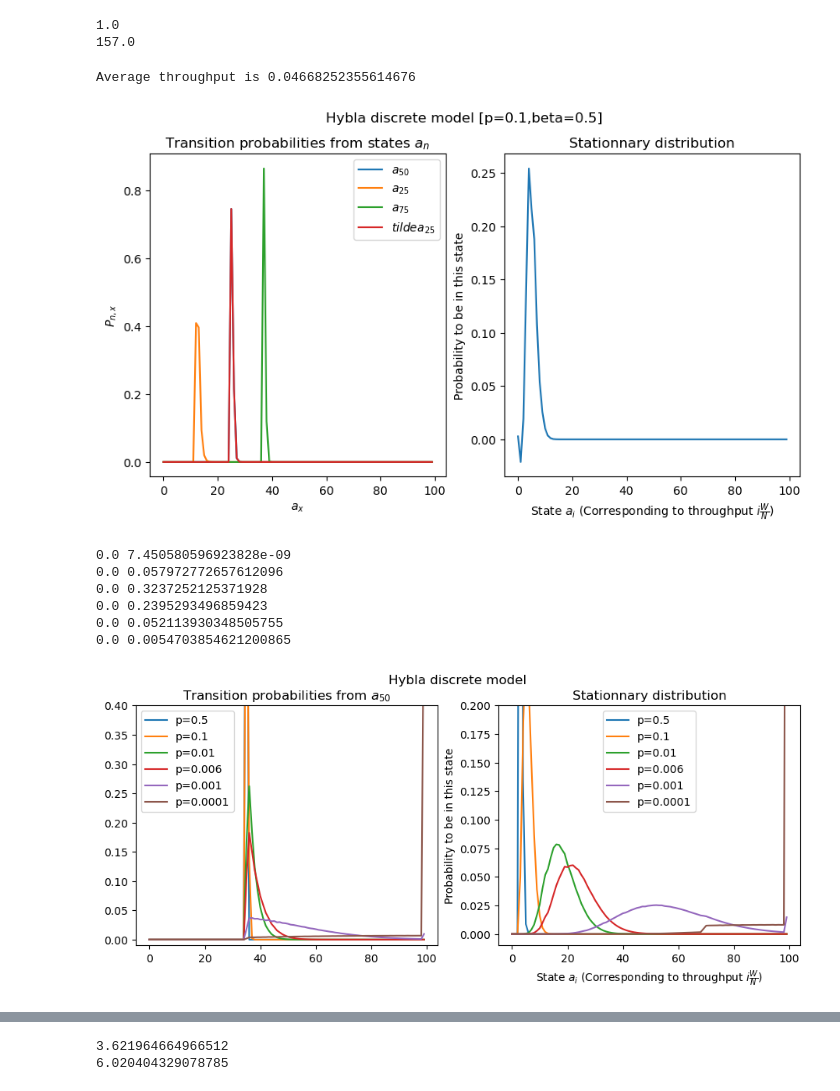
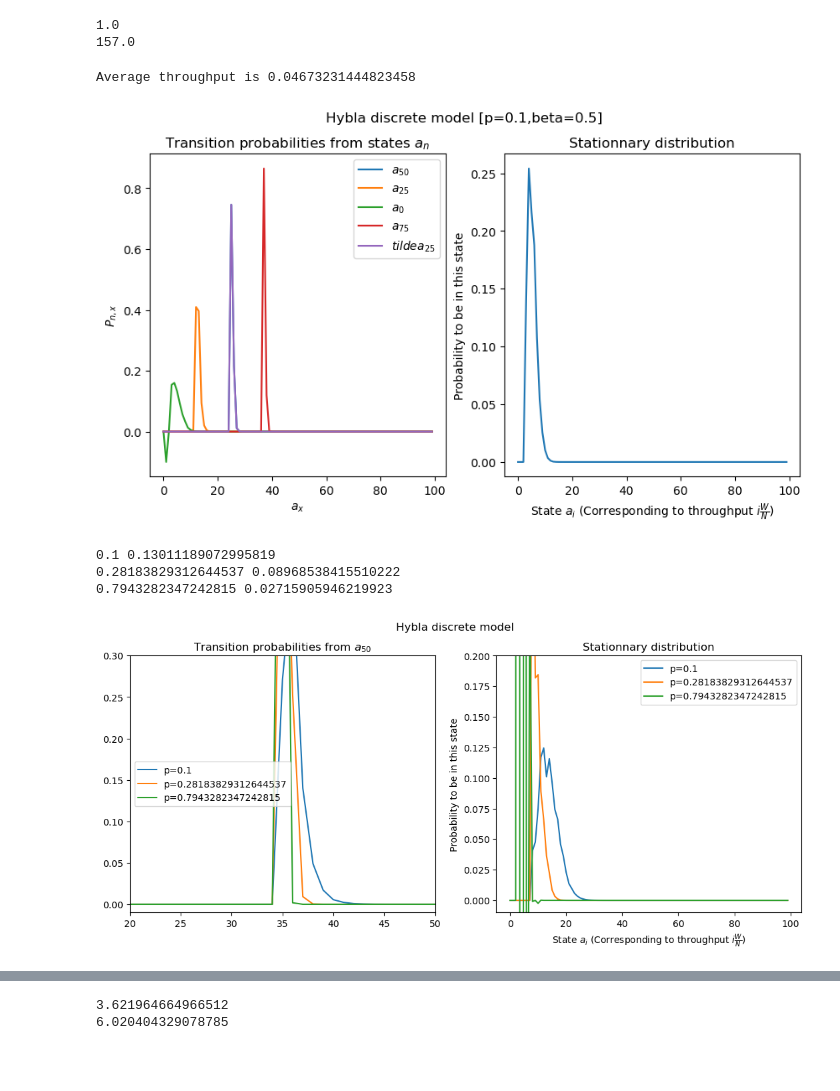
Before and after one commit to megretj/qpepcca, a Jupyter notebook: random_test.ipynb, the cells around one changed output, grey strips where cells are left out. Drawn from its saved outputs; the diff is of its cells as text; code cells hidden in the pictures; blank space fills up the shorter version.

```diff
--- a/random_test.ipynb
+++ b/random_test.ipynb
@@ -50,6 +41,7 @@ print(f"Average throughput is {wired.ssThroughput}")
 fig, axs = plt.subplots(1, 2, figsize=(10,5))
 axs[0].plot(np.arange(wired.N),wired.P[50,:],label = "$a_{50}$")
 axs[0].plot(np.arange(wired.N),wired.P[25,:],label = "$a_{25}$")
+axs[0].plot(np.arange(wired.N),wired.P[0,:],label = "$a_{0}$")
 axs[0].plot(np.arange(wired.N),wired.P[75,:],label = "$a_{75}$")
 axs[0].plot(np.arange(wired.N),wired.Ptilde[25,:],label = "$tilde a_{25}$")
 axs[0].set_title(r"Transition probabilities from states $a_n$")
@@ -63,37 +55,35 @@ axs[1].set_ylabel(r'Probability to be in this state')
 fig.suptitle(f"Hybla discrete model [p={p},beta={b}]")
 plt.show()
 # %% [output]
-Average throughput is 0.04668252355614676
+Average throughput is 0.04673231444823458
-[figure, old version]
+[figure, new version]
 # %%
-wired = CCA_MarkovChain_Hybla_discrete(packet_err=0.1,beta=0.7,N=100,C = 1000,RTT_est=0.2, RTT_real = 0.21, RTT0=0.1)
-ps = [0.5,0.1,0.01,0.006,0.001,0.0001]
+wired = CCA_MarkovChain_Hybla_discrete(packet_err=0.1,beta=0.7,N=100,C = 1000,RTT_est=0.1, RTT_real = 0.21, RTT0=0.025)
+ps = np.logspace(-1,-0.1,3)
 fig, axs = plt.subplots(1, 2, figsize=(13,5))
 for i in ps:
     wired.packet_err = i
     wired.compute_stationnary_distribution()
     axs[0].plot(np.arange(wired.N),wired.P[50,:],label=f"p={i}")
     axs[1].plot(np.arange(wired.N),wired.pi,label=f"p={i}")
-    print(wired.P[50,25], wired.Ptilde[50,51])
+    print(i, wired.avg_throughput())
 
 axs[1].set_title(r"Stationnary distribution")
 axs[0].set_title(r"Transition probabilities from $a_{50}$")
 axs[1].set_ylim(-0.01,0.2)
-axs[0].set_ylim(-0.01,0.4)
+axs[0].set_ylim(-0.01,0.3)
+axs[0].set_xlim(20,50)
 axs[1].set_xlabel(r"State $a_i$ (Corresponding to throughput $i\frac{W}{N}$)")
 axs[1].set_ylabel(r'Probability to be in this state')
 axs[1].legend()
 axs[0].legend()
 fig.suptitle(f"Hybla discrete model")
 plt.show()
 # %% [output]
-0.0 7.450580596923828e-09
-0.0 0.057972772657612096
-0.0 0.3237252125371928
-0.0 0.2395293496859423
-0.0 0.052113930348505755
-0.0 0.0054703854621200865
+0.1 0.13011189072995819
+0.28183829312644537 0.08968538415510222
+0.7943282347242815 0.02715905946219923
-[figure, old version]
+[figure, new version]
 # %%
 hyb = CCA_MarkovChain_Hybla_discrete(packet_err=0.0006,beta=0.7,N=100,C =1000, RTT_est=0.2, RTT_real = 0.21, RTT0=0.1)
 probij = np.zeros((40,3))
```
Also changed, not shown: parts of 6 cells of this notebook, 3 other files.
